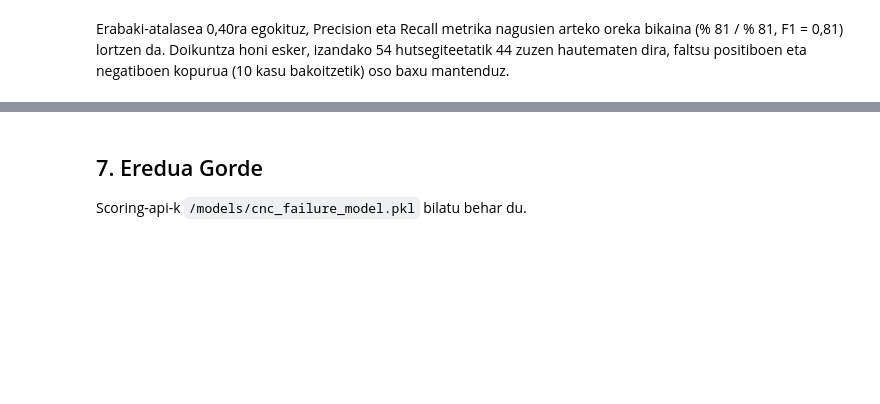
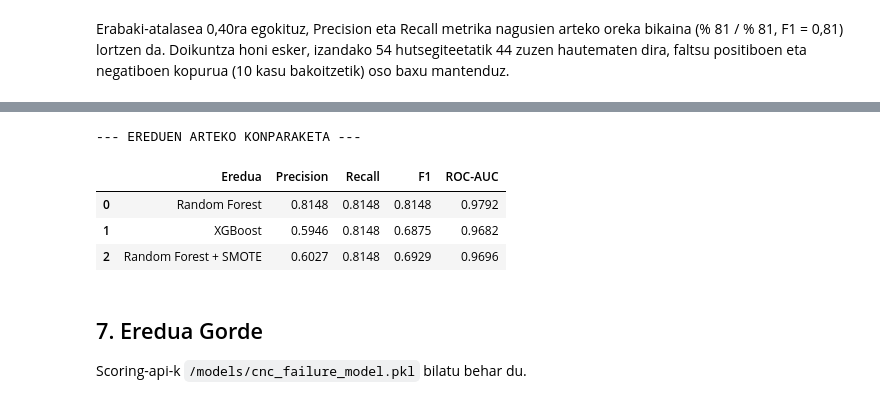
Before and after one commit to AABD-Ethazi-2627/T3-erronka1, a Jupyter notebook: notebooks/02_training.ipynb, the cells around one changed output, grey strips where cells are left out. Drawn from its saved outputs; the diff is of its cells as text; code cells hidden in the pictures; blank space fills up the shorter version.

Commit message:
Eredu azterketa gehiago eta dokumentazioa

```diff
--- a/notebooks/02_training.ipynb
+++ b/notebooks/02_training.ipynb
@@ -282,7 +419,7 @@ FEATURES = [
 ]
 
 # Ezaugarrien ordena finkatu
-X = X[FEATURES]
+X = df_encoded[FEATURES]
 
 # Entrenamendu-multzoan (% 80) eta balidazio-multzoan (% 20) banatu
 # stratify=y aukerak bi zatietan mantentzen du porrot-proportzioa
@@ -489,3 +729,46 @@ Erabaki-atalasea 0,40ra egokituz, Precision eta Recall metrika nagusien arteko o
+# %%
+# Ereduen arteko konparaketa
+atalasea = 0.40
+
+ereduak = {
+    "Random Forest": model,
+    "XGBoost": xgb_model,
+    "Random Forest + SMOTE": smote_model
+}
+
+emaitzak = []
+
+for izena, eredua in ereduak.items():
+
+    probabilitateak = eredua.predict_proba(X_val)[:, 1]
+    iragarpenak = (probabilitateak >= atalasea).astype(int)
+
+    txostena = classification_report(
+        y_val,
+        iragarpenak,
+        output_dict=True,
+        zero_division=0
+    )
+
+    emaitzak.append({
+        "Eredua": izena,
+        "Precision": txostena["1"]["precision"],
+        "Recall": txostena["1"]["recall"],
+        "F1": txostena["1"]["f1-score"],
+        "ROC-AUC": roc_auc_score(y_val, probabilitateak)
+    })
+
+# Emaitzak erakutsi
+emaitzen_taula = pd.DataFrame(emaitzak)
+
+print("--- EREDUEN ARTEKO KONPARAKETA ---")
+display(emaitzen_taula.round(4))
+# %% [output]
+--- EREDUEN ARTEKO KONPARAKETA ---
+|  | Eredua | Precision | Recall | F1 | ROC-AUC |
+| 0 | Random Forest | 0.8148 | 0.8148 | 0.8148 | 0.9792 |
+| 1 | XGBoost | 0.5946 | 0.8148 | 0.6875 | 0.9682 |
+| 2 | Random Forest + SMOTE | 0.6027 | 0.8148 | 0.6929 | 0.9696 |
 # %% [markdown]
 ## 7. Eredua Gorde
 
```
Also changed, not shown: parts of 13 cells of this notebook, 6 other files.
